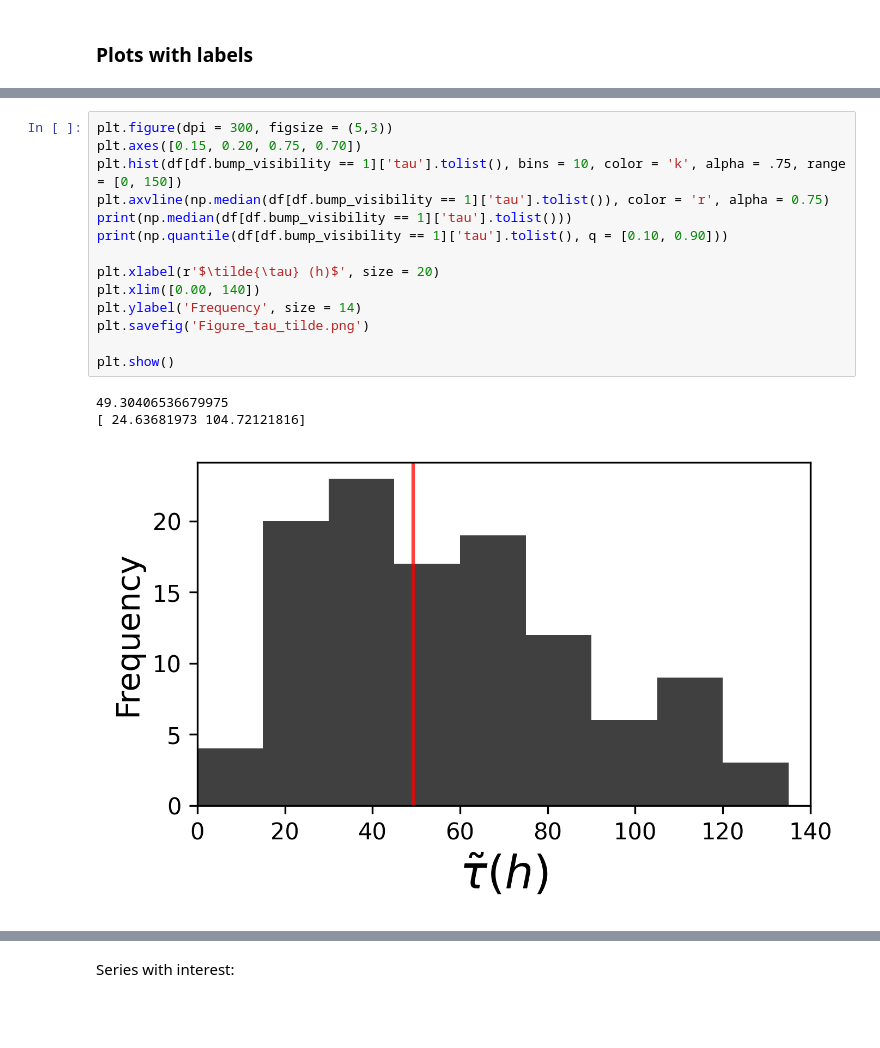
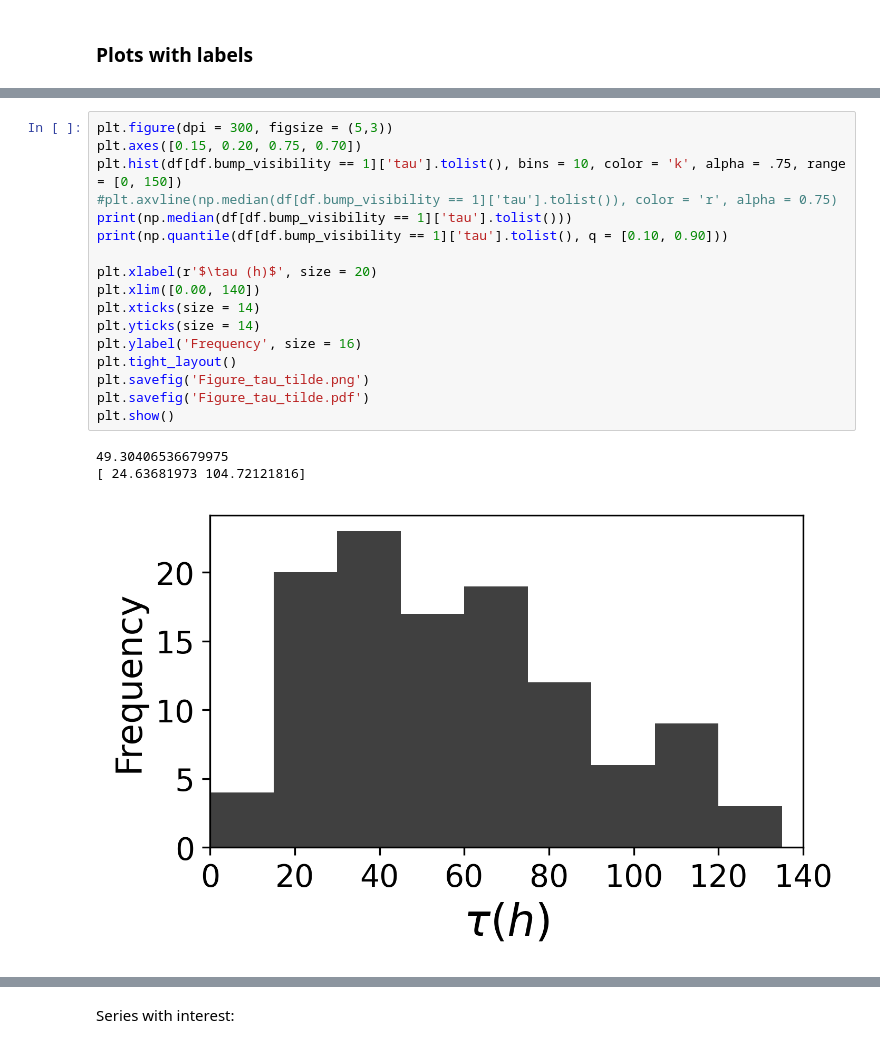
Before and after one commit to spinto88/Meme_proyect, a Jupyter notebook: Integracion_y_analisis/Analisis/Clustering_parametros.ipynb, the cells around one changed output, grey strips where cells are left out. Saved outputs shown, nothing was run; the diff lists cells and outputs as text; blank space fills up the shorter version.

```diff
--- a/Integracion_y_analisis/Analisis/Clustering_parametros.ipynb
+++ b/Integracion_y_analisis/Analisis/Clustering_parametros.ipynb
@@ -119,18 +165,21 @@ plt.show()
 # %%
 plt.figure(dpi = 300, figsize = (5,3))
 plt.axes([0.15, 0.20, 0.75, 0.70])
 plt.hist(df[df.bump_visibility == 1]['tau'].tolist(), bins = 10, color = 'k', alpha = .75, range = [0, 150])
-plt.axvline(np.median(df[df.bump_visibility == 1]['tau'].tolist()), color = 'r', alpha = 0.75)
+#plt.axvline(np.median(df[df.bump_visibility == 1]['tau'].tolist()), color = 'r', alpha = 0.75)
 print(np.median(df[df.bump_visibility == 1]['tau'].tolist()))
 print(np.quantile(df[df.bump_visibility == 1]['tau'].tolist(), q = [0.10, 0.90]))
 
-plt.xlabel(r'$\tilde{\tau} (h)$', size = 20)
+plt.xlabel(r'$\tau (h)$', size = 20)
 plt.xlim([0.00, 140])
-plt.ylabel('Frequency', size = 14)
+plt.xticks(size = 14)
+plt.yticks(size = 14)
+plt.ylabel('Frequency', size = 16)
+plt.tight_layout()
 plt.savefig('Figure_tau_tilde.png')
-
+plt.savefig('Figure_tau_tilde.pdf')
 plt.show()
 # %% [output]
 49.30406536679975
 [ 24.63681973 104.72121816]
-[figure, old version]
+[figure, new version]
```
Also changed, not shown: parts of 10 cells of this notebook.
